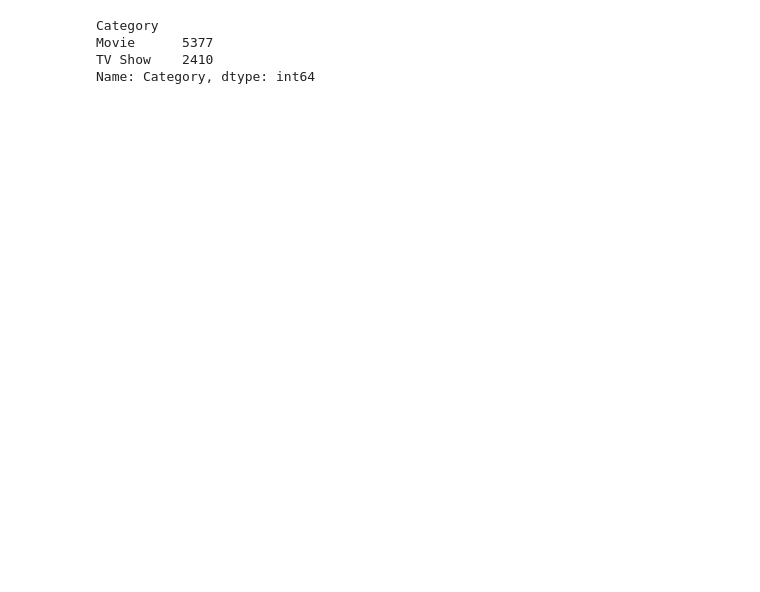
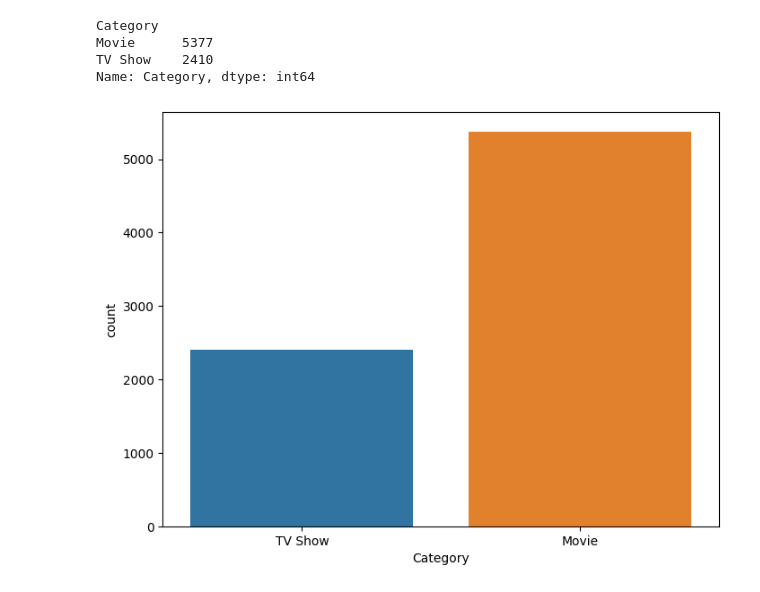
Before and after one commit to Tanay-Dwivedi/Netflix-Dataset-Data-Analysis, a Jupyter notebook: netflix_data_analysis.ipynb, the cells around one changed output. Saved outputs shown, nothing was run; the diff lists cells and outputs as text; code cells hidden in the pictures; blank space fills up the shorter version.

Commit message:
Netflix Dataset Data Analysis

```diff
--- a/netflix_data_analysis.ipynb
+++ b/netflix_data_analysis.ipynb
@@ -219,3 +219,9 @@ Category
 Movie      5377
 TV Show    2410
 Name: Category, dtype: int64
+# %%
+plt.figure(figsize=(8, 6))
+sb.countplot(x='Category', hue='Category', data=df, orient='v')
+plt.show()
+# %% [output]
+[figure, added]
```
Also changed, not shown: parts of 7 cells of this notebook.
